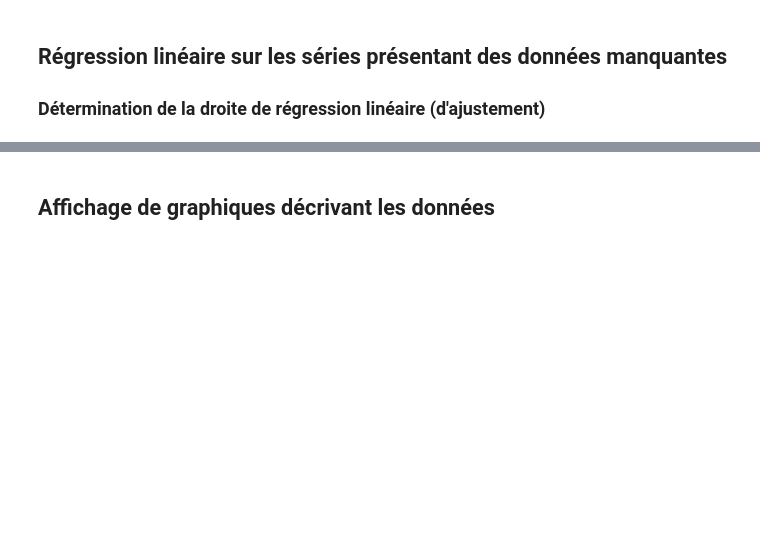
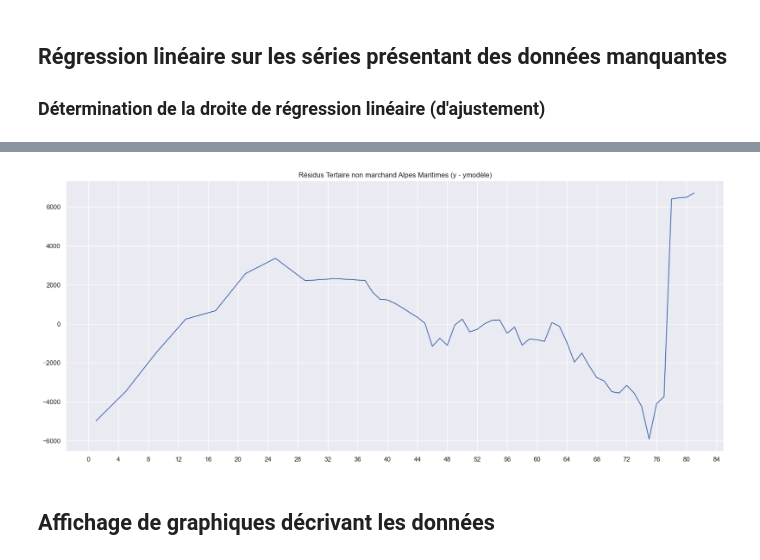
Before and after one commit to CinquinAndy/i1-mspr-data, a Jupyter notebook: Notebook_visu_graphs.ipynb, the cells around one changed output, grey strips where cells are left out. Cells and saved outputs as stored; diff of their text form; code cells hidden in the pictures; blank space fills up the shorter version.

```diff
--- a/Notebook_visu_graphs.ipynb
+++ b/Notebook_visu_graphs.ipynb
@@ -165,3 +169,13 @@ plt.show()
+# %%
+tnm_reg_wrapper = regressor_wrappers_dict[rows_w_missing_values.index[1]]
+residuals = tnm_reg_wrapper.get_residuals()
+title = "Résidus Tertaire non marchand Alpes Maritimes (y - ymodèle)"
+plt.xticks(range(0,85,4))
+plt.title(title)
+plt.plot(tnm_reg_wrapper.x.tolist(),residuals)
+plt.savefig(title + ".png")
+# %% [output]
+[figure, added]
 # %% [markdown]
 ## Affichage de graphiques décrivant les données
 # %%
```
Also changed, not shown: parts of 5 cells of this notebook, 1 other file.
